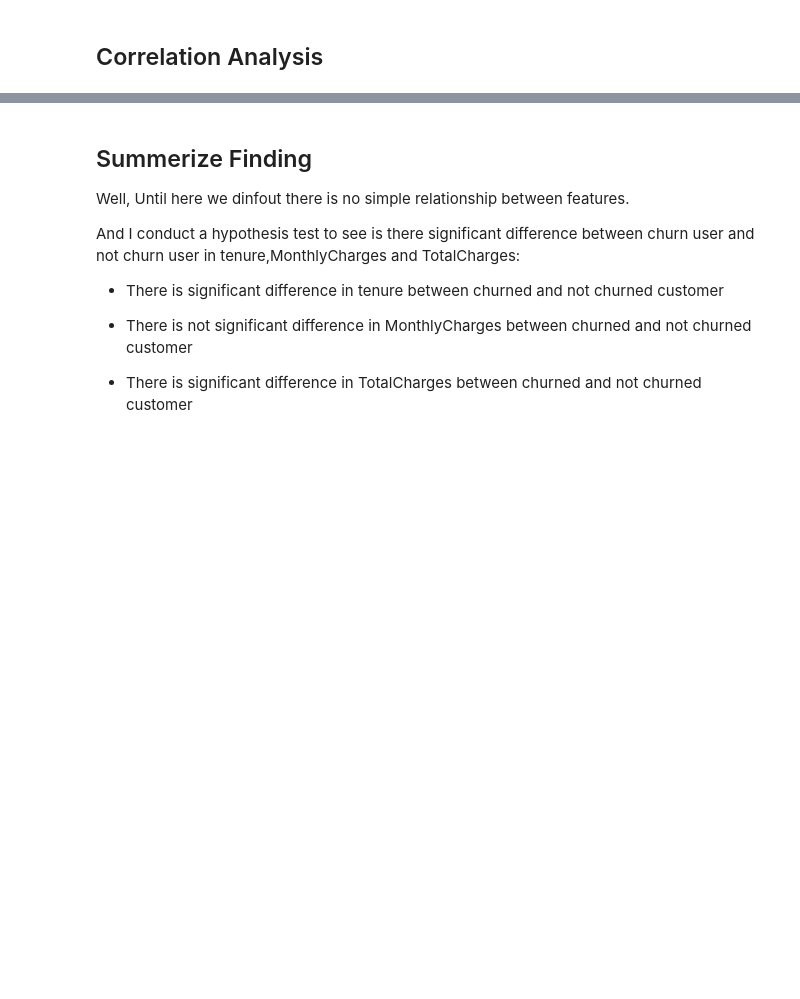
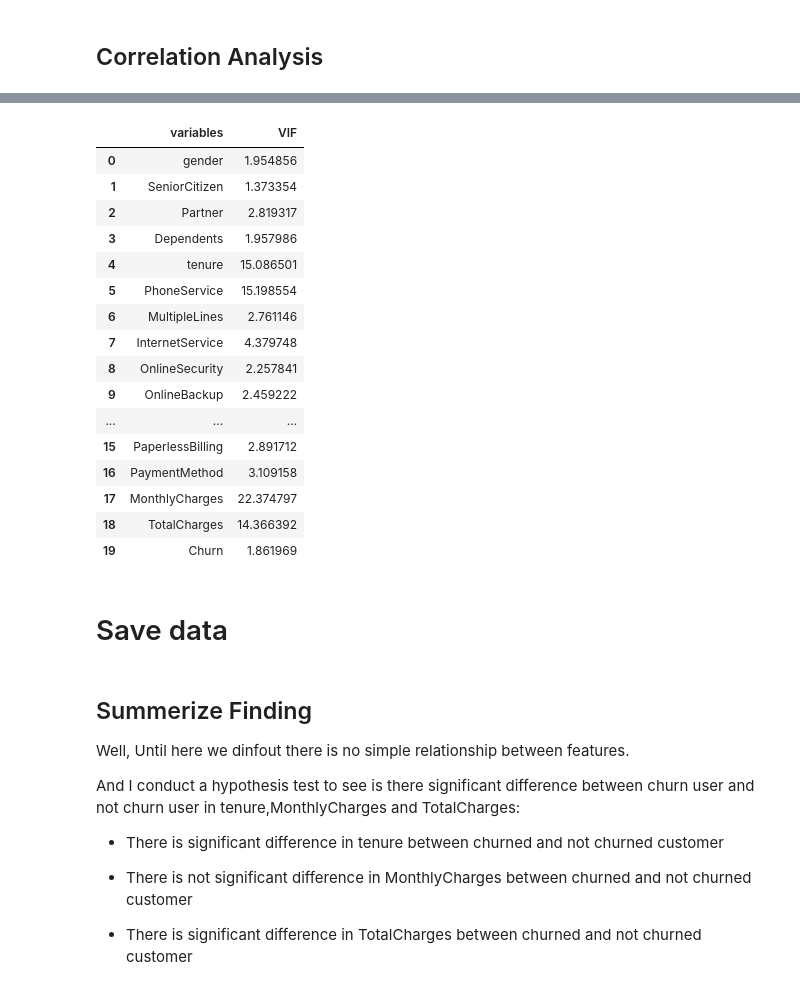
Before and after one commit to MahmoodAbdali79/Telco-Customer-Churn, a Jupyter notebook: Telecom_EDA_v1.ipynb, the cells around one changed output, grey strips where cells are left out. Cells and saved outputs as stored; diff of their text form; code cells hidden in the pictures; blank space fills up the shorter version.

```diff
--- a/Telecom_EDA_v1.ipynb
+++ b/Telecom_EDA_v1.ipynb
@@ -1135,11 +738,0 @@ df[Num_col].describe()
-# %%
-numerical_vars = ['tenure', 'MonthlyCharges', 'TotalCharges']
-
-# Create box plots for numerical variables
-plt.figure(figsize=(12, 6))
-for i, var in enumerate(numerical_vars, 1):
-    plt.subplot(1, len(numerical_vars), i)
-    sns.boxplot(y=var, data=df)
-    plt.title(f'Box Plot of {var}')
-plt.tight_layout()
-plt.show()
@@ -1255,0 +921,29 @@ Name: Churn, dtype: float64
+# %%
+# Assuming 'X' is your DataFrame containing the predictor variables
+# Add a constant term to the predictor variables (required for statsmodels)
+
+vif = pd.DataFrame()
+vif["variables"] = LDF.columns
+vif["VIF"] = [variance_inflation_factor(LDF.values, i) for i in range(LDF.shape[1])]
+# %%
+vif
+# %% [output]
+|  | variables | VIF |
+| 0 | gender | 1.954856 |
+| 1 | SeniorCitizen | 1.373354 |
+| 2 | Partner | 2.819317 |
+| 3 | Dependents | 1.957986 |
+| 4 | tenure | 15.086501 |
+| 5 | PhoneService | 15.198554 |
+| 6 | MultipleLines | 2.761146 |
+| 7 | InternetService | 4.379748 |
+| 8 | OnlineSecurity | 2.257841 |
+| 9 | OnlineBackup | 2.459222 |
+| ... | ... | ... |
+| 15 | PaperlessBilling | 2.891712 |
+| 16 | PaymentMethod | 3.109158 |
+| 17 | MonthlyCharges | 22.374797 |
+| 18 | TotalCharges | 14.366392 |
+| 19 | Churn | 1.861969 |
+# %% [markdown]
+# Save data
```
Also changed, not shown: parts of 65 cells of this notebook.
